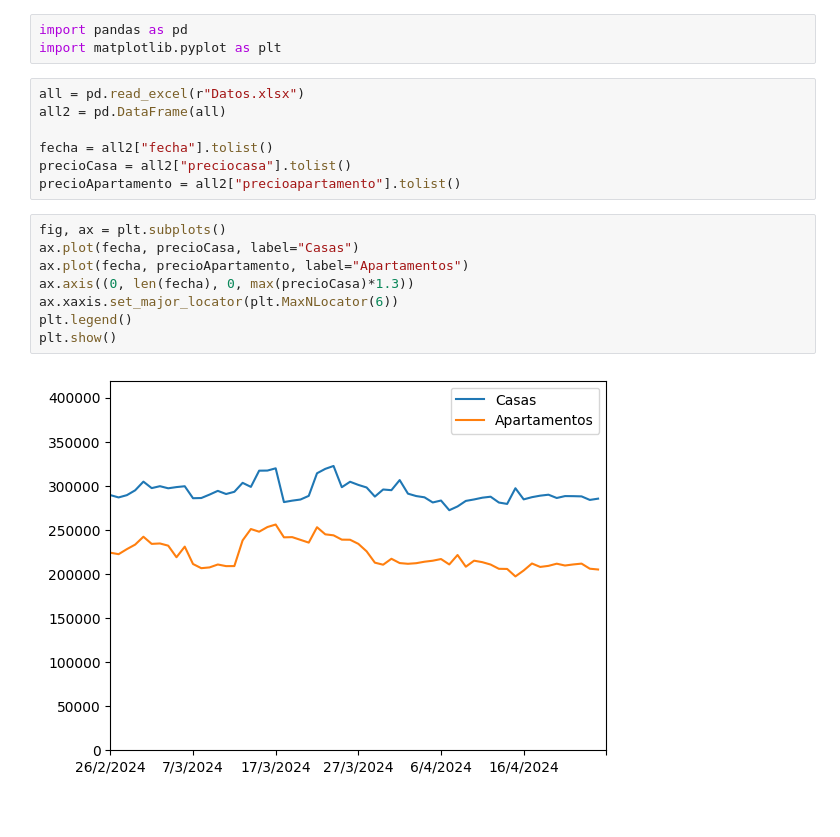
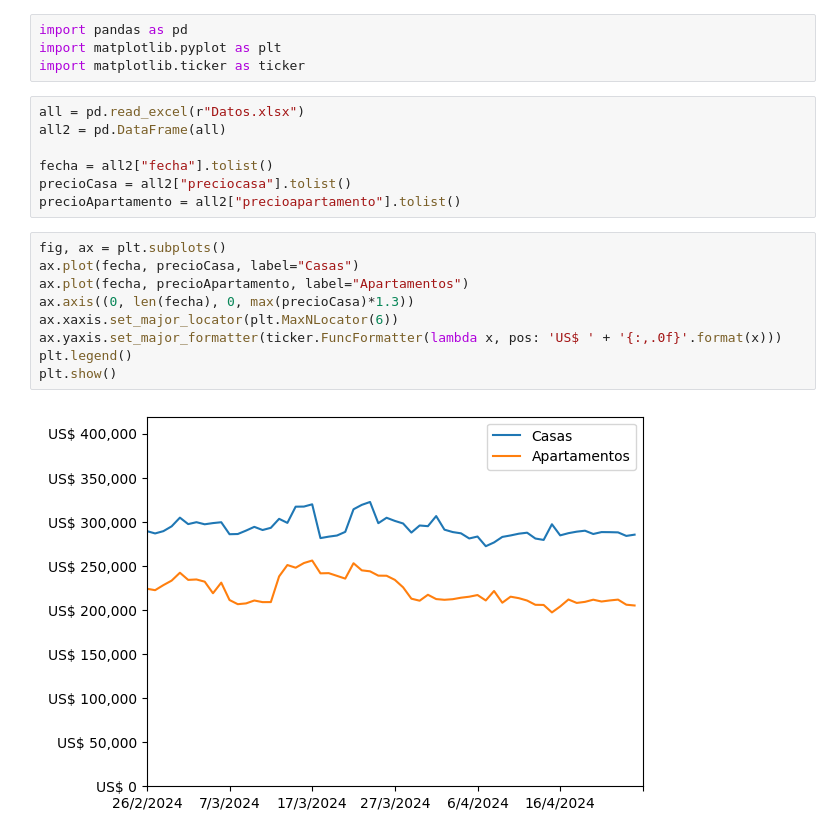
Before and after one commit to feliperodriguezd/PrecioInmueblesMercadoLibre, a Jupyter notebook: Data/GeneradorDeGrafico.ipynb, the cells around one changed output. Drawn from its saved outputs; the diff is of its cells as text.

```diff
--- a/Data/GeneradorDeGrafico.ipynb
+++ b/Data/GeneradorDeGrafico.ipynb
@@ -1,6 +1,7 @@
 # %%
 import pandas as pd
 import matplotlib.pyplot as plt
+import matplotlib.ticker as ticker
 # %%
 all = pd.read_excel(r"Datos.xlsx")
 all2 = pd.DataFrame(all)
@@ -11,10 +12,11 @@ precioApartamento = all2["precioapartamento"].tolist()
 # %%
 fig, ax = plt.subplots()
 ax.plot(fecha, precioCasa, label="Casas")
 ax.plot(fecha, precioApartamento, label="Apartamentos")
 ax.axis((0, len(fecha), 0, max(precioCasa)*1.3))
 ax.xaxis.set_major_locator(plt.MaxNLocator(6))
+ax.yaxis.set_major_formatter(ticker.FuncFormatter(lambda x, pos: 'US$ ' + '{:,.0f}'.format(x)))
 plt.legend()
 plt.show()
 # %% [output]
-[figure, old version]
+[figure, new version]
```
